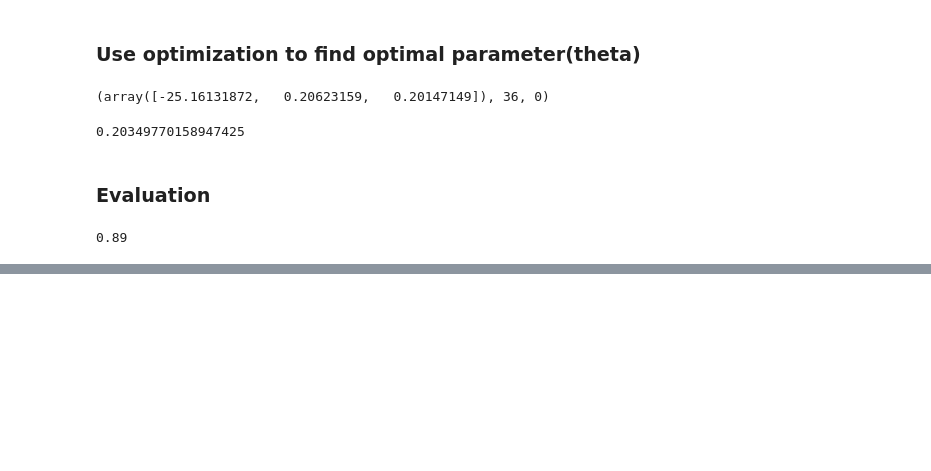
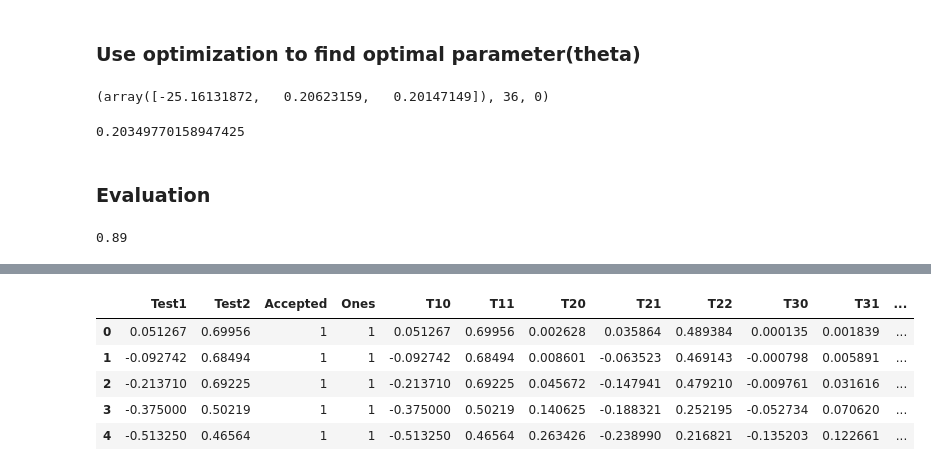
Before and after one commit to liutong927/MLStudy, a Jupyter notebook: ML_AndrewNg/Logistic_Regression/LogisticRegression.ipynb, the cells around one changed output, grey strips where cells are left out. Saved outputs shown, nothing was run; the diff lists cells and outputs as text; code cells hidden in the pictures; blank space fills up the shorter version.

```diff
--- a/ML_AndrewNg/Logistic_Regression/LogisticRegression.ipynb
+++ b/ML_AndrewNg/Logistic_Regression/LogisticRegression.ipynb
@@ -216,0 +262,14 @@ accuracy
+# %%
+# generate all polynomial terms of x1 and x2.
+for i in range(1, n+1):
+    for j in range(0, i+1):
+        data2['T'+str(i)+str(j)] = np.power(x1, i-j)*np.power(x2,j)
+
+data2.head()
+# %% [output]
+|  | Test1 | Test2 | Accepted | Ones | T10 | T11 | T20 | T21 | T22 | T30 | T31 | ... |
+| 0 | 0.051267 | 0.69956 | 1 | 1 | 0.051267 | 0.69956 | 0.002628 | 0.035864 | 0.489384 | 0.000135 | 0.001839 | ... |
+| 1 | -0.092742 | 0.68494 | 1 | 1 | -0.092742 | 0.68494 | 0.008601 | -0.063523 | 0.469143 | -0.000798 | 0.005891 | ... |
+| 2 | -0.213710 | 0.69225 | 1 | 1 | -0.213710 | 0.69225 | 0.045672 | -0.147941 | 0.479210 | -0.009761 | 0.031616 | ... |
+| 3 | -0.375000 | 0.50219 | 1 | 1 | -0.375000 | 0.50219 | 0.140625 | -0.188321 | 0.252195 | -0.052734 | 0.070620 | ... |
+| 4 | -0.513250 | 0.46564 | 1 | 1 | -0.513250 | 0.46564 | 0.263426 | -0.238990 | 0.216821 | -0.135203 | 0.122661 | ... |
```
Also changed, not shown: parts of 20 cells of this notebook.
